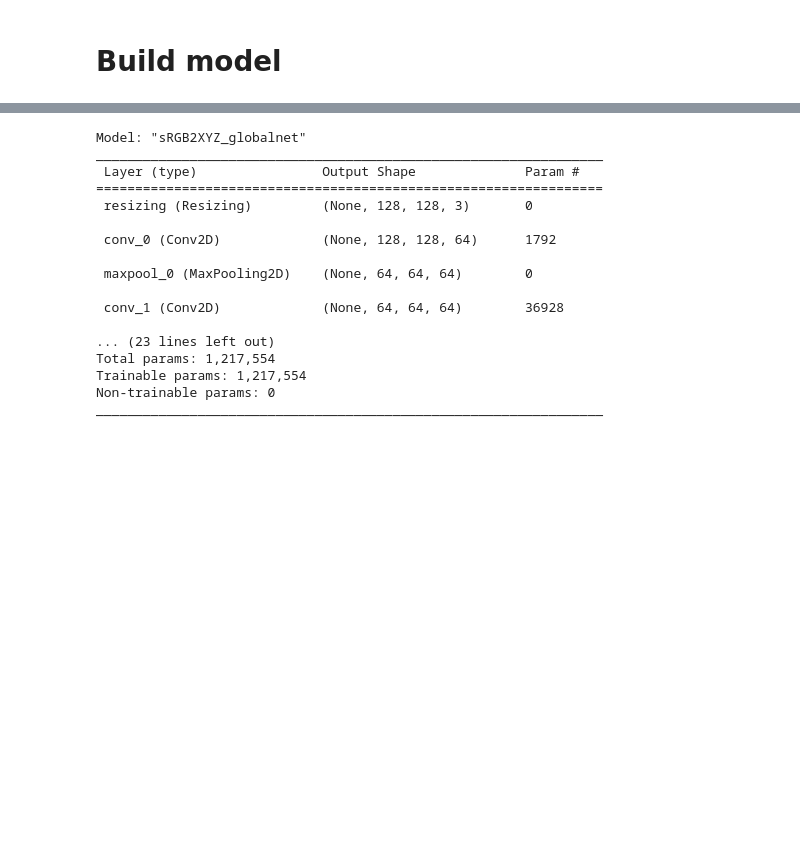
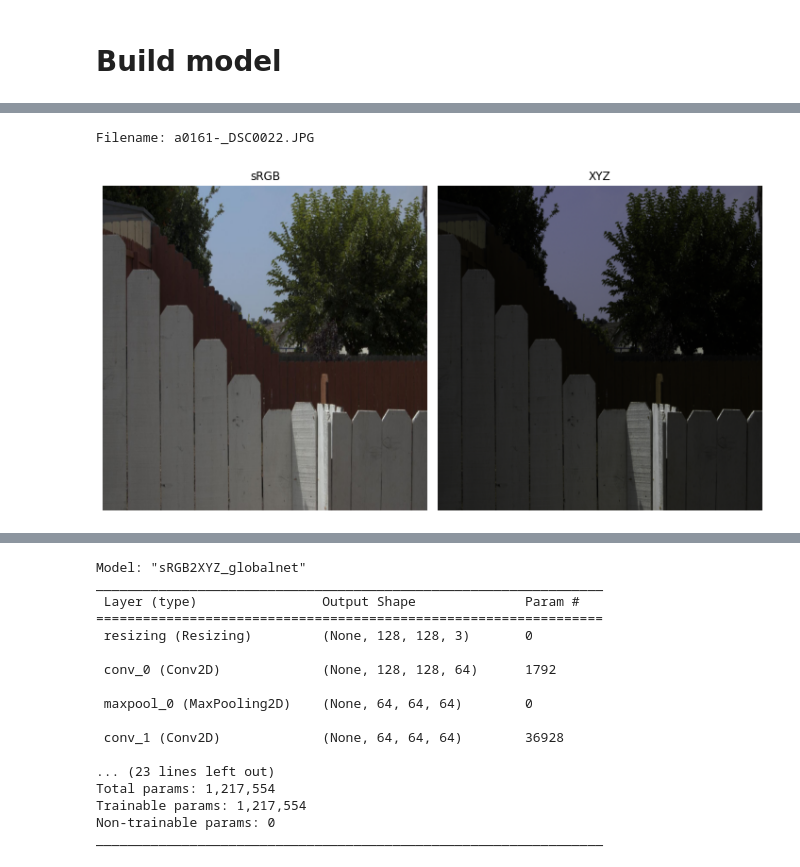
Before and after one commit to syalabi-seet/XYZNetCustom, a Jupyter notebook: test.ipynb, the cells around one changed output, grey strips where cells are left out. Cells and saved outputs as stored; diff of their text form; code cells hidden in the pictures; blank space fills up the shorter version.

```diff
--- a/test.ipynb
+++ b/test.ipynb
@@ -50,4 +48,7 @@ val_data = DataLoader('validation').data
+# %%
+dataloader = DataLoader('testing')
+data = dataloader.data
 # %%
-for i, val_batch in enumerate(val_data):
-    logits = model(val_batch['sRGB_image'])
+for i, batch in enumerate(data):
+    logits = model(batch['sRGB_image'])
 # %% [output]
@@ -56,3 +57,18 @@ for i, val_batch in enumerate(val_data):
+# %%
+fig, ax = plt.subplots(1, 2, figsize=(10,10))
+
+print("Filename:", batch['filename'][0].numpy().decode())
+ax[0].imshow(batch['sRGB_image'][0])
+ax[1].imshow(batch['XYZ_image'][0])
+ax[0].set_title("sRGB")
+ax[1].set_title("XYZ")
+ax[0].axis("off")
+ax[1].axis("off")
+plt.tight_layout()
+plt.show()
+# %% [output]
+Filename: a0161-_DSC0022.JPG
+[figure, added]
 # %%
 model.summary()
 # %% [output]
```
Also changed, not shown: parts of 5 cells of this notebook, 8 other files.
